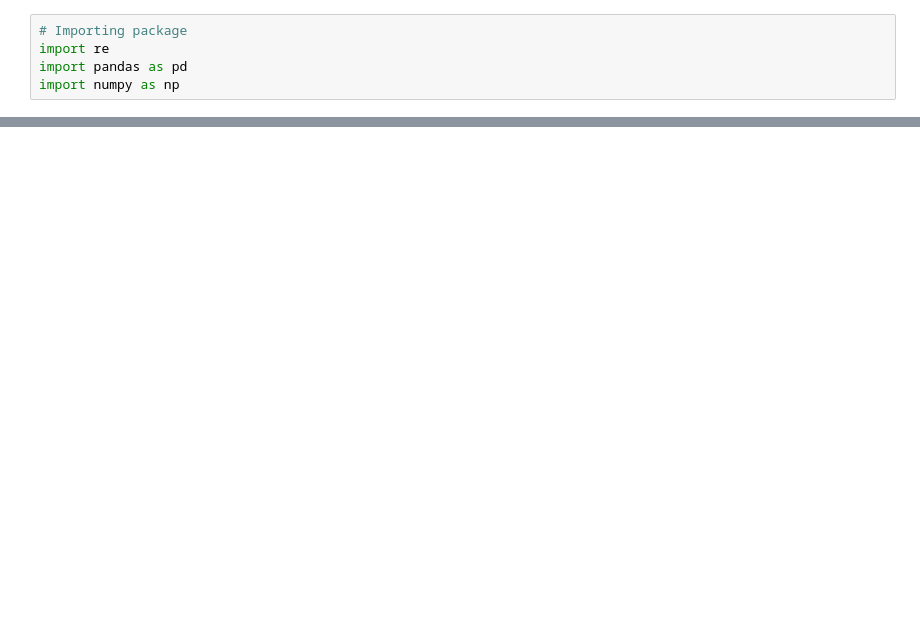
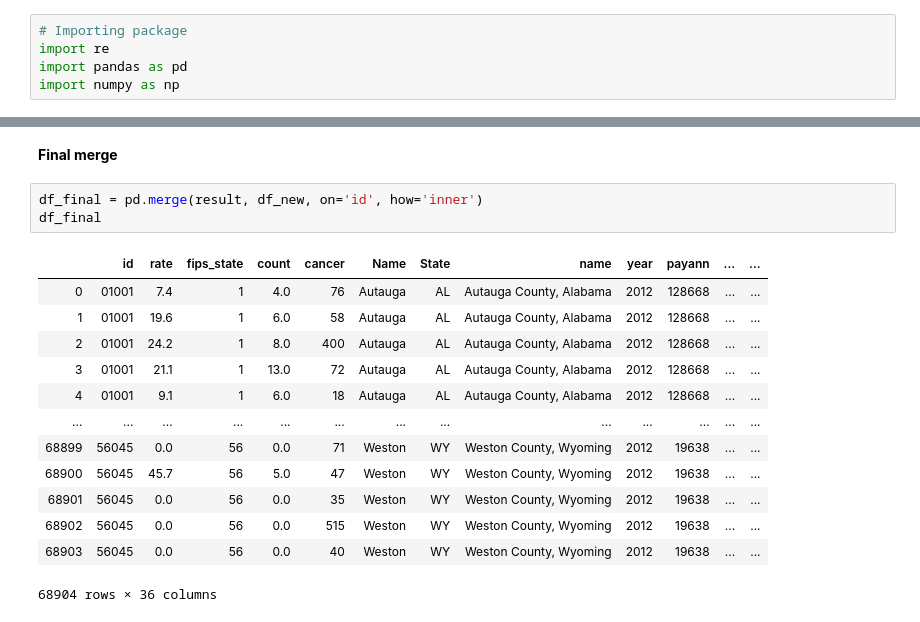
Before and after one commit to Merrel/Cancer-Industry-Dashboard, a Jupyter notebook: demo_viz/viz-data/Viz-Data-Setup.ipynb, the cells around one changed output, grey strips where cells are left out. Cells and saved outputs as stored; diff of their text form; blank space fills up the shorter version.

```diff
--- a/demo_viz/viz-data/Viz-Data-Setup.ipynb
+++ b/demo_viz/viz-data/Viz-Data-Setup.ipynb
@@ -78,0 +306,19 @@ result
+# %% [markdown]
+**Final merge**
+# %%
+df_final = pd.merge(result, df_new, on='id', how='inner')
+df_final
+# %% [output]
+|  | id | rate | fips_state | count | cancer | Name | State | name | year | payann | ... | ... |
+| 0 | 01001 | 7.4 | 1 | 4.0 | 76 | Autauga | AL | Autauga County, Alabama | 2012 | 128668 | ... | ... |
+| 1 | 01001 | 19.6 | 1 | 6.0 | 58 | Autauga | AL | Autauga County, Alabama | 2012 | 128668 | ... | ... |
+| 2 | 01001 | 24.2 | 1 | 8.0 | 400 | Autauga | AL | Autauga County, Alabama | 2012 | 128668 | ... | ... |
+| 3 | 01001 | 21.1 | 1 | 13.0 | 72 | Autauga | AL | Autauga County, Alabama | 2012 | 128668 | ... | ... |
+| 4 | 01001 | 9.1 | 1 | 6.0 | 18 | Autauga | AL | Autauga County, Alabama | 2012 | 128668 | ... | ... |
+| ... | ... | ... | ... | ... | ... | ... | ... | ... | ... | ... | ... | ... |
+| 68899 | 56045 | 0.0 | 56 | 0.0 | 71 | Weston | WY | Weston County, Wyoming | 2012 | 19638 | ... | ... |
+| 68900 | 56045 | 45.7 | 56 | 5.0 | 47 | Weston | WY | Weston County, Wyoming | 2012 | 19638 | ... | ... |
+| 68901 | 56045 | 0.0 | 56 | 0.0 | 35 | Weston | WY | Weston County, Wyoming | 2012 | 19638 | ... | ... |
+| 68902 | 56045 | 0.0 | 56 | 0.0 | 515 | Weston | WY | Weston County, Wyoming | 2012 | 19638 | ... | ... |
+| 68903 | 56045 | 0.0 | 56 | 0.0 | 40 | Weston | WY | Weston County, Wyoming | 2012 | 19638 | ... | ... |
+68904 rows × 36 columns
```
Also changed, not shown: parts of 31 cells of this notebook, 3 other files.
